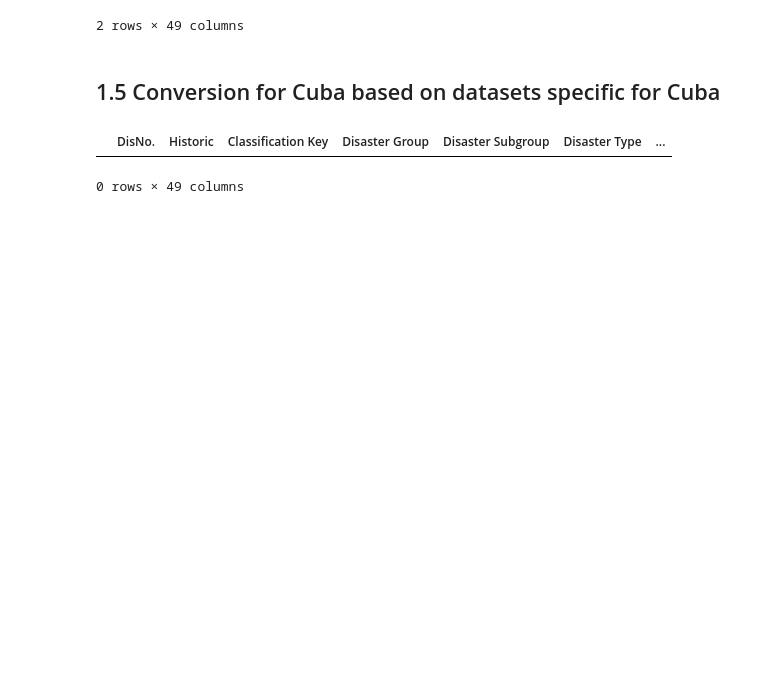
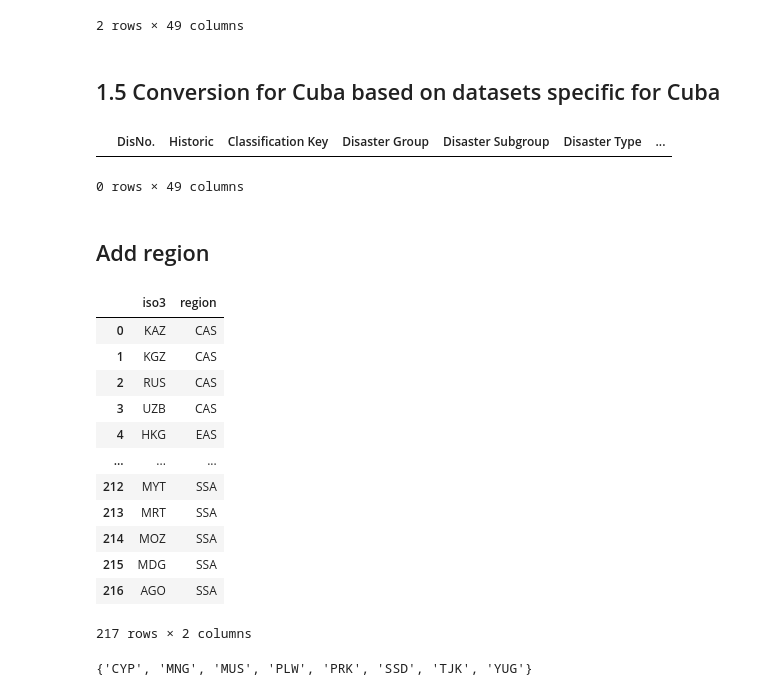
Before and after one commit to ingajsa/drought_damages, a Jupyter notebook: socio_economic/natcat_emdat_conversion.ipynb, the cells around one changed output. Drawn from its saved outputs; the diff is of its cells as text; code cells hidden in the pictures; blank space fills up the shorter version.

```diff
--- a/socio_economic/natcat_emdat_conversion.ipynb
+++ b/socio_economic/natcat_emdat_conversion.ipynb
@@ -610,3 +621,22 @@ damage_emdat.loc[(damage_emdat['conversion_source'].isna())]
 # %%
 # save it
 damage_emdat.to_csv('/home/insauer/projects/droughts/droughts/data/socio_economic/damage_converted/emdat_droughts_converted.csv')
+# %% [markdown]
+## Add region
+# %%
+region_iso = pd.read_csv('/home/insauer/mnt/primap/USERS/annikag/drought/isimip/data/auxx/isos_regions/isos_with_region_codes.csv')
+region_iso
+# %% [output]
+|  | iso3 | region |
+| 0 | KAZ | CAS |
+| 1 | KGZ | CAS |
+| 2 | RUS | CAS |
+| 3 | UZB | CAS |
+| 4 | HKG | EAS |
+| ... | ... | ... |
+| 212 | MYT | SSA |
+| 213 | MRT | SSA |
+| 214 | MOZ | SSA |
+| 215 | MDG | SSA |
+| 216 | AGO | SSA |
+217 rows × 2 columns
@@ -612,0 +661,4 @@ damage_emdat.to_csv('/home/insauer/projects/droughts/droughts/data/socio_economi
+# %%
+set(damage_emdat.loc[damage_emdat['region'].isna(),'ISO'])
+# %% [output]
+{'CYP', 'MNG', 'MUS', 'PLW', 'PRK', 'SSD', 'TJK', 'YUG'}
```
Also changed, not shown: parts of 15 cells of this notebook, 1 other file.
